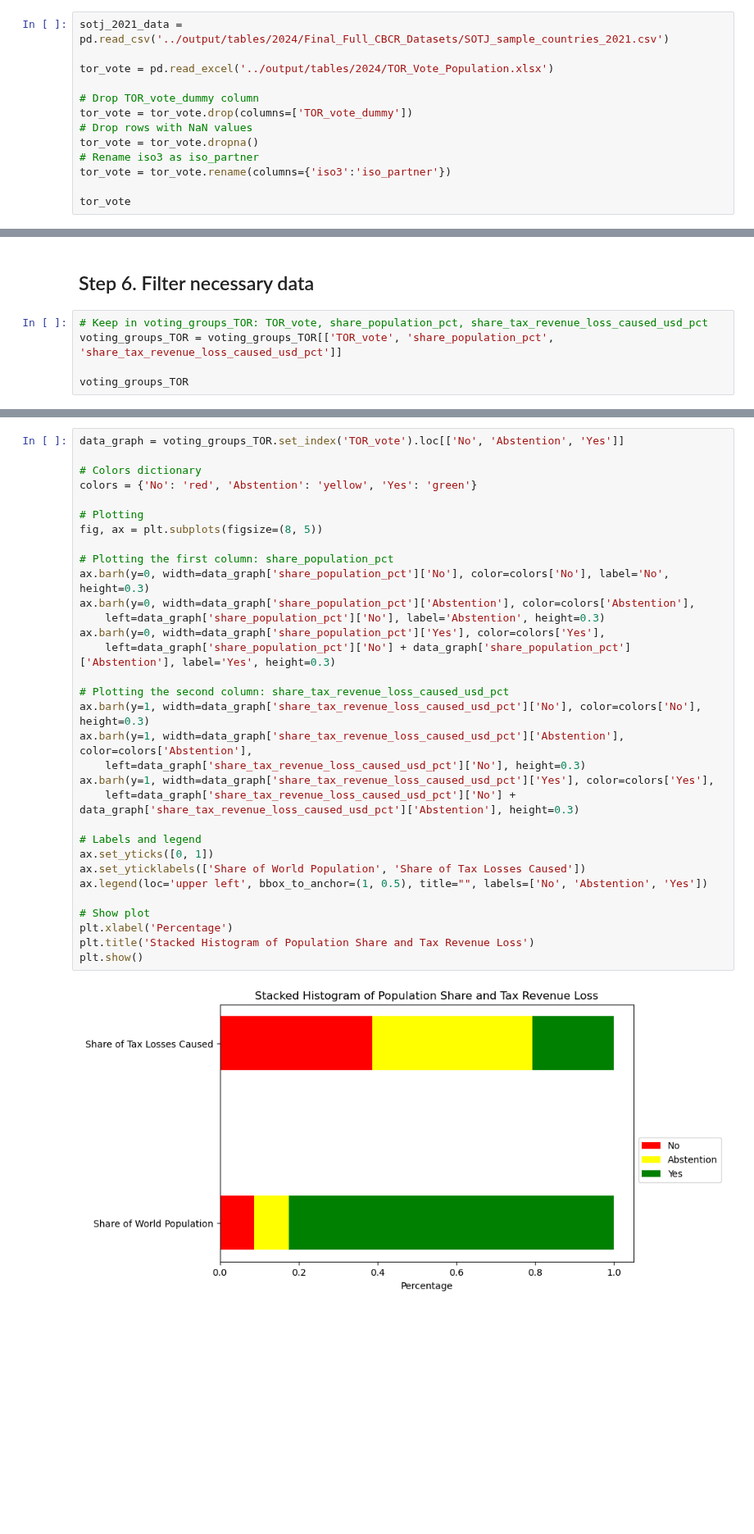
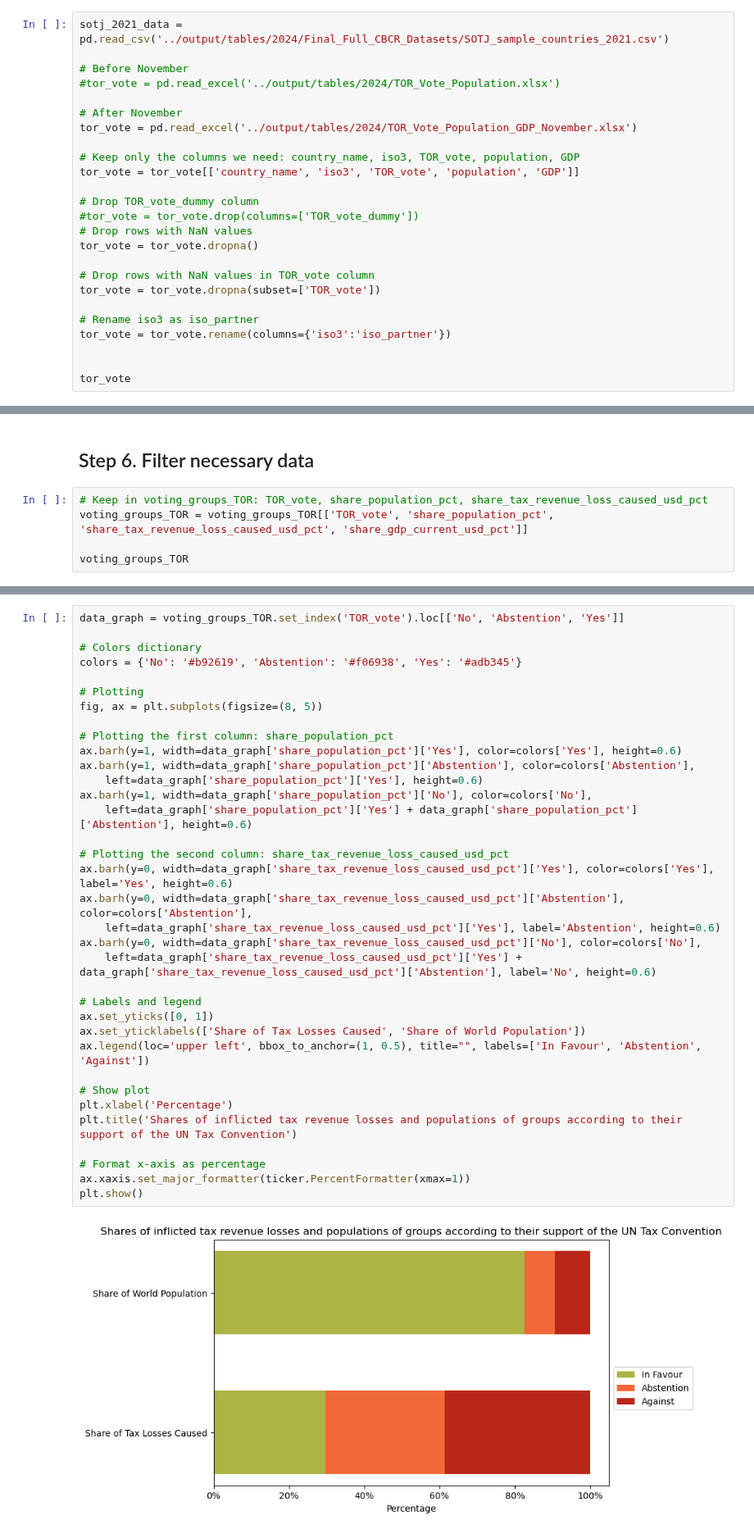
Before and after one commit to Tax-Justice-Network/unitary-taxation, a Jupyter notebook: src/5.3_figure_for_conclusion.ipynb, the cells around one changed output, grey strips where cells are left out. Shown at 82% size. Drawn from its saved outputs; the diff is of its cells as text; blank space fills up the shorter version.

```diff
--- a/src/5.3_figure_for_conclusion.ipynb
+++ b/src/5.3_figure_for_conclusion.ipynb
@@ -17,14 +17,26 @@ pd.set_option('display.float_format', '{:.2f}'.format)
 # %%
 sotj_2021_data = pd.read_csv('../output/tables/2024/Final_Full_CBCR_Datasets/SOTJ_sample_countries_2021.csv')
 
-tor_vote = pd.read_excel('../output/tables/2024/TOR_Vote_Population.xlsx')
+# Before November
+#tor_vote = pd.read_excel('../output/tables/2024/TOR_Vote_Population.xlsx')
+
+# After November
+tor_vote = pd.read_excel('../output/tables/2024/TOR_Vote_Population_GDP_November.xlsx')
+
+# Keep only the columns we need: country_name, iso3, TOR_vote, population, GDP
+tor_vote = tor_vote[['country_name', 'iso3', 'TOR_vote', 'population', 'GDP']]
 
 # Drop TOR_vote_dummy column
-tor_vote = tor_vote.drop(columns=['TOR_vote_dummy'])
+#tor_vote = tor_vote.drop(columns=['TOR_vote_dummy'])
 # Drop rows with NaN values
 tor_vote = tor_vote.dropna()
+
+# Drop rows with NaN values in TOR_vote column
+tor_vote = tor_vote.dropna(subset=['TOR_vote'])
+
 # Rename iso3 as iso_partner
 tor_vote = tor_vote.rename(columns={'iso3':'iso_partner'})
 
+
 tor_vote
 # %% [output]
@@ -172,7 +184,7 @@ voting_groups_TOR
 ## Step 6. Filter necessary data
 # %%
 # Keep in voting_groups_TOR: TOR_vote, share_population_pct, share_tax_revenue_loss_caused_usd_pct
-voting_groups_TOR = voting_groups_TOR[['TOR_vote', 'share_population_pct', 'share_tax_revenue_loss_caused_usd_pct']]
+voting_groups_TOR = voting_groups_TOR[['TOR_vote', 'share_population_pct', 'share_tax_revenue_loss_caused_usd_pct', 'share_gdp_current_usd_pct']]
 
 voting_groups_TOR
 # %% [output]
@@ -185,34 +199,37 @@ voting_groups_TOR
 # %%
 data_graph = voting_groups_TOR.set_index('TOR_vote').loc[['No', 'Abstention', 'Yes']]
 
 # Colors dictionary
-colors = {'No': 'red', 'Abstention': 'yellow', 'Yes': 'green'}
+colors = {'No': '#b92619', 'Abstention': '#f06938', 'Yes': '#adb345'}
 
 # Plotting
 fig, ax = plt.subplots(figsize=(8, 5))
 
 # Plotting the first column: share_population_pct
-ax.barh(y=0, width=data_graph['share_population_pct']['No'], color=colors['No'], label='No', height=0.3)
-ax.barh(y=0, width=data_graph['share_population_pct']['Abstention'], color=colors['Abstention'],
-    left=data_graph['share_population_pct']['No'], label='Abstention', height=0.3)
-ax.barh(y=0, width=data_graph['share_population_pct']['Yes'], color=colors['Yes'],
-    left=data_graph['share_population_pct']['No'] + data_graph['share_population_pct']['Abstention'], label='Yes', height=0.3)
+ax.barh(y=1, width=data_graph['share_population_pct']['Yes'], color=colors['Yes'], height=0.6)
+ax.barh(y=1, width=data_graph['share_population_pct']['Abstention'], color=colors['Abstention'],
+    left=data_graph['share_population_pct']['Yes'], height=0.6)
+ax.barh(y=1, width=data_graph['share_population_pct']['No'], color=colors['No'],
+    left=data_graph['share_population_pct']['Yes'] + data_graph['share_population_pct']['Abstention'], height=0.6)
 
 # Plotting the second column: share_tax_revenue_loss_caused_usd_pct
-ax.barh(y=1, width=data_graph['share_tax_revenue_loss_caused_usd_pct']['No'], color=colors['No'], height=0.3)
-ax.barh(y=1, width=data_graph['share_tax_revenue_loss_caused_usd_pct']['Abstention'], color=colors['Abstention'],
-    left=data_graph['share_tax_revenue_loss_caused_usd_pct']['No'], height=0.3)
-ax.barh(y=1, width=data_graph['share_tax_revenue_loss_caused_usd_pct']['Yes'], color=colors['Yes'],
-    left=data_graph['share_tax_revenue_loss_caused_usd_pct']['No'] + data_graph['share_tax_revenue_loss_caused_usd_pct']['Abstention'], height=0.3)
+ax.barh(y=0, width=data_graph['share_tax_revenue_loss_caused_usd_pct']['Yes'], color=colors['Yes'], label='Yes', height=0.6)
+ax.barh(y=0, width=data_graph['share_tax_revenue_loss_caused_usd_pct']['Abstention'], color=colors['Abstention'],
+    left=data_graph['share_tax_revenue_loss_caused_usd_pct']['Yes'], label='Abstention', height=0.6)
+ax.barh(y=0, width=data_graph['share_tax_revenue_loss_caused_usd_pct']['No'], color=colors['No'],
+    left=data_graph['share_tax_revenue_loss_caused_usd_pct']['Yes'] + data_graph['share_tax_revenue_loss_caused_usd_pct']['Abstention'], label='No', height=0.6)
 
 # Labels and legend
 ax.set_yticks([0, 1])
-ax.set_yticklabels(['Share of World Population', 'Share of Tax Losses Caused'])
-ax.legend(loc='upper left', bbox_to_anchor=(1, 0.5), title="", labels=['No', 'Abstention', 'Yes'])
+ax.set_yticklabels(['Share of Tax Losses Caused', 'Share of World Population'])
+ax.legend(loc='upper left', bbox_to_anchor=(1, 0.5), title="", labels=['In Favour', 'Abstention', 'Against'])
 
 # Show plot
 plt.xlabel('Percentage')
-plt.title('Stacked Histogram of Population Share and Tax Revenue Loss')
+plt.title('Shares of inflicted tax revenue losses and populations of groups according to their support of the UN Tax Convention')
+
+# Format x-axis as percentage
+ax.xaxis.set_major_formatter(ticker.PercentFormatter(xmax=1))
 plt.show()
 # %% [output]
-[figure, old version]
+[figure, new version]
```
Also changed, not shown: parts of 9 cells of this notebook, 10 other files.
